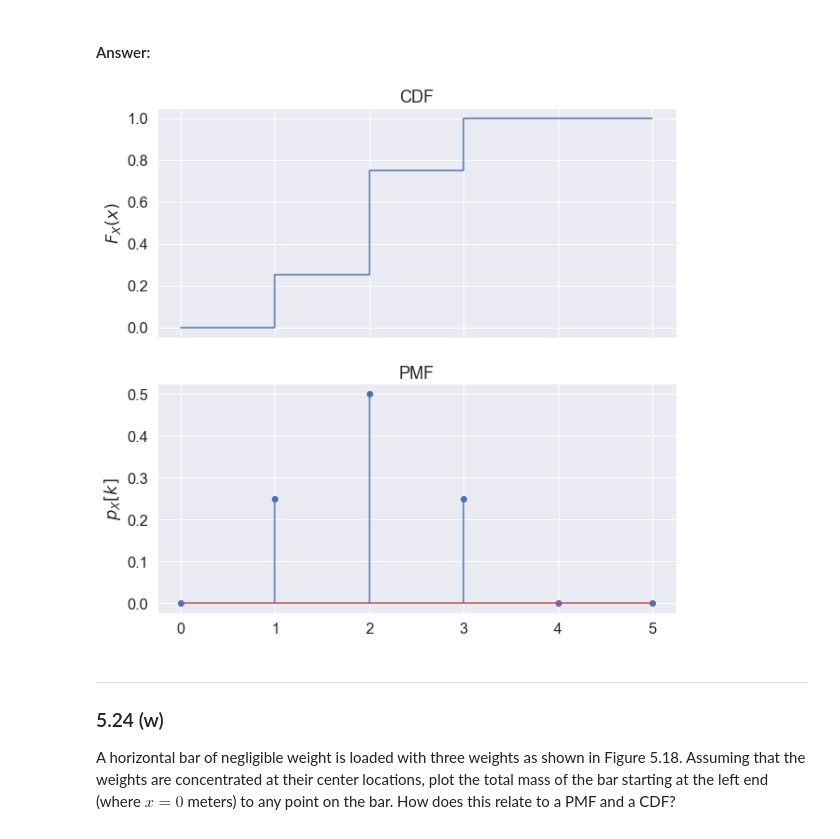
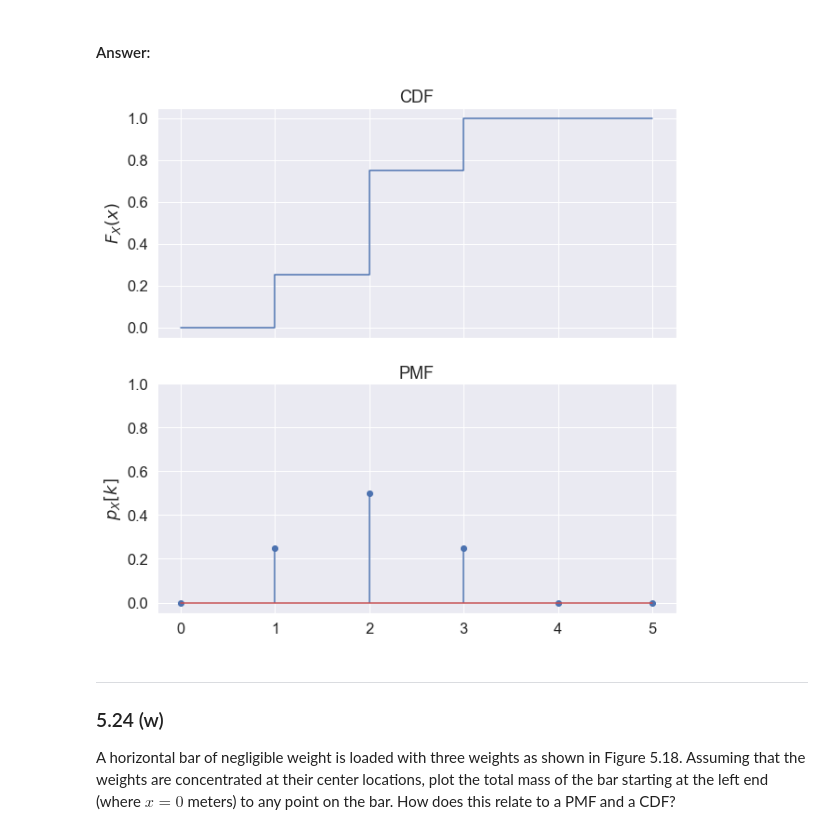
Before and after one commit to VictorCannestro/Intuitive_Probability_and_Random_Processes, a Jupyter notebook: CH5_Discrete_Random_Variables.ipynb, the cells around one changed output. Saved outputs shown, nothing was run; the diff lists cells and outputs as text; code cells hidden in the pictures.

```diff
--- a/CH5_Discrete_Random_Variables.ipynb
+++ b/CH5_Discrete_Random_Variables.ipynb
@@ -734,18 +738,19 @@ $$
 # %%
 x = [0,1,2,3,4,5]
 pX = [0, 0.25, 0.5, 0.25, 0, 0]
 F = lambda x,i: sum(x[:i])
 Fx = [F(pX,i) for i,v in enumerate(pX)]
 
 fig, ax = plt.subplots(2,1, sharex=True, figsize=(10,10))
 ax[0].step(x, Fx)
 ax[1].stem(x, pX, use_line_collection=True)
 
 ax[0].set(ylabel=r'$F_X(x)$', title='CDF')
 ax[1].set(ylabel=r'$p_X[k]$', title='PMF')
+ax[1].set_ylim([-0.05,1])
 plt.show()
 # %% [output]
-[figure, old version]
+[figure, new version]
 # %% [markdown]
 ***
 ### 5.24 (w)
```
Also changed, not shown: parts of 15 cells of this notebook.
